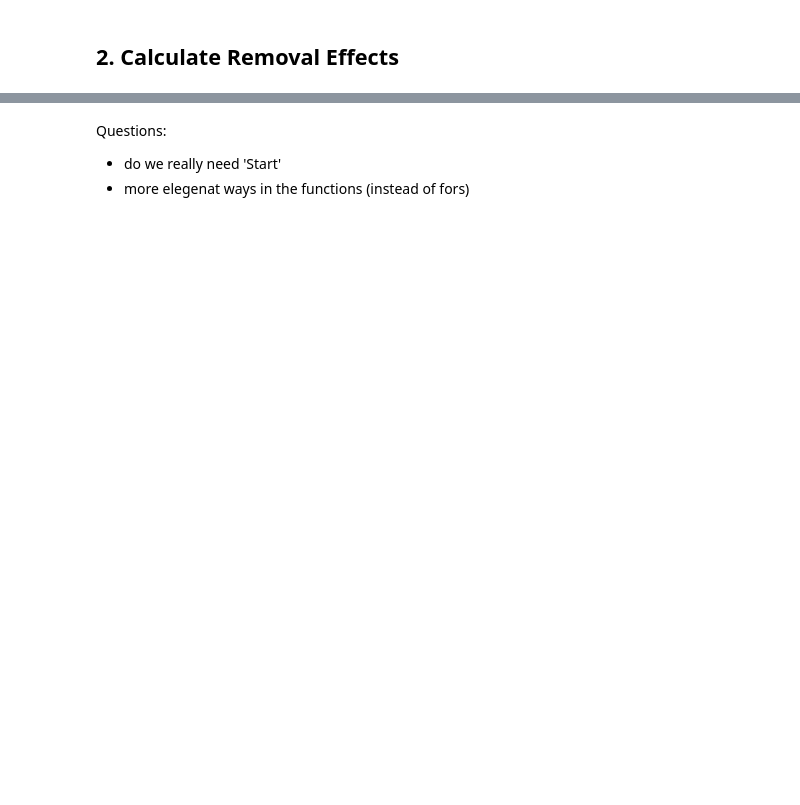
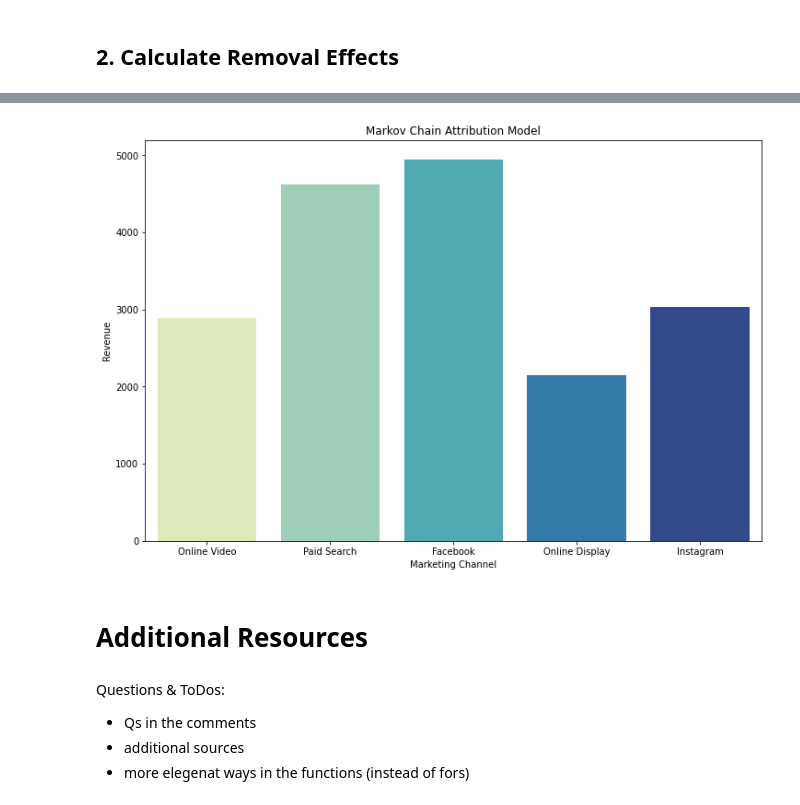
Before and after one commit to Iskriyana/attribution-markov-chains, a Jupyter notebook: Attribution_Markov_Chain.ipynb, the cells around one changed output, grey strips where cells are left out. Saved outputs shown, nothing was run; the diff lists cells and outputs as text; code cells hidden in the pictures; blank space fills up the shorter version.

```diff
--- a/Attribution_Markov_Chain.ipynb
+++ b/Attribution_Markov_Chain.ipynb
@@ -382,0 +427,2 @@ np.sum(list(removal_df.loc['Start']))
+# %%
+removal_effects_dict = removal_effects(trans_matrix, base_conversion_rate)
@@ -382,0 +437,7 @@ np.sum(list(removal_df.loc['Start']))
+# %%
+def markov_chain_allocations(removal_effects, total_conversions):
+    re_sum = np.sum(list(removal_effects.values()))
+
+    return {k: (v / re_sum) * total_conversions for k, v in removal_effects.items()}
+# %%
+attributions = markov_chain_allocations(removal_effects_dict, total_conversions)
@@ -383,4 +452,18 @@ np.sum(list(removal_df.loc['Start']))
+# %%
+attr = pd.DataFrame(attributions, index=[0])
+# %%
+plt.figure(figsize=(12, 8))
+
+ax = sns.barplot(data=attr, palette='YlGnBu')
+ax.set(title='Markov Chain Attribution Model',
+       xlabel='Marketing Channel',
+       ylabel='Revenue');
+# %% [output]
+[figure, added]
+# %% [markdown]
+# Additional Resources
 # %% [markdown]
-Questions:
-- do we really need 'Start'
+Questions & ToDos:
+- Qs in the comments
+- additional sources
 - more elegenat ways in the functions (instead of fors)
```
Also changed, not shown: parts of 20 cells of this notebook, 3 other files.
